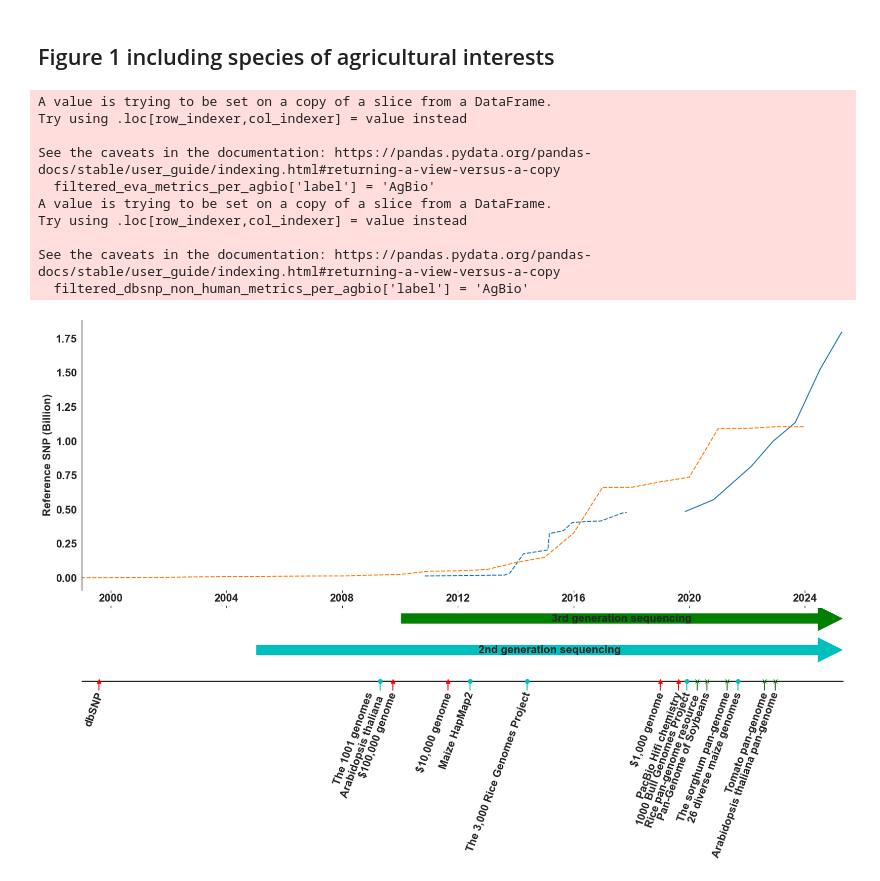
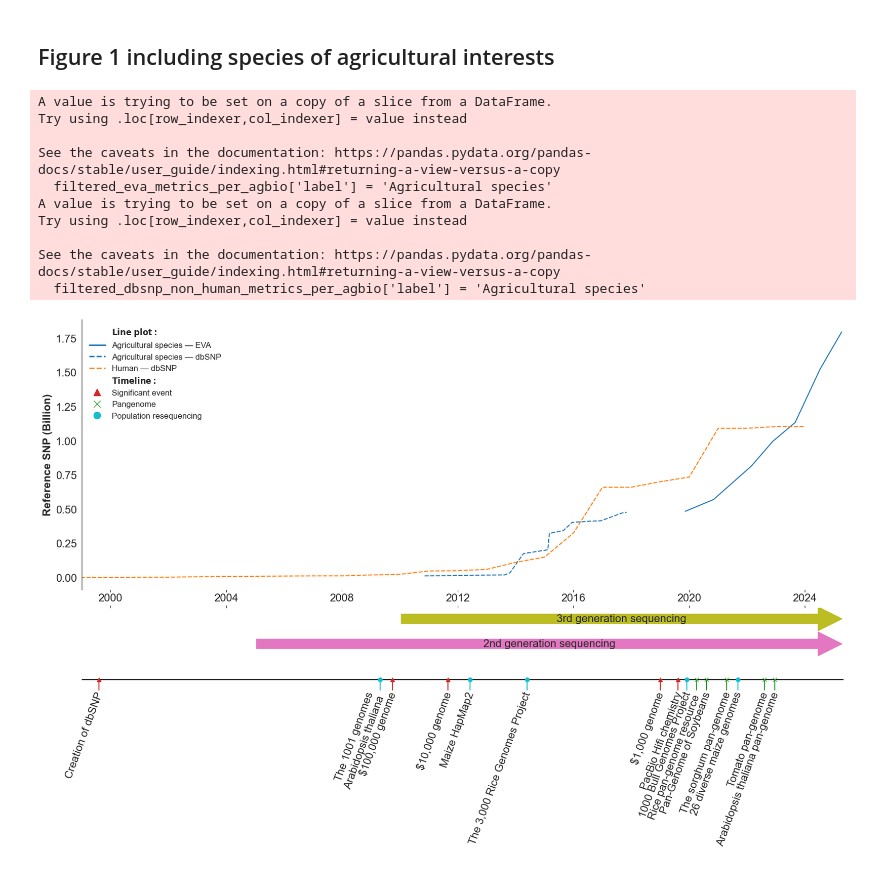
Before and after one commit to EBIvariation/eva-tasks, a Jupyter notebook: tasks/eva_3868/release_metrics.ipynb, the cells around one changed output. Cells and saved outputs as stored; diff of their text form; code cells hidden in the pictures.

Commit message:
Add key and update colors

```diff
--- a/tasks/eva_3868/release_metrics.ipynb
+++ b/tasks/eva_3868/release_metrics.ipynb
@@ -205,6 +217,7 @@ for info_dict in range_dates_labels:
 # %% [markdown]
 ## Figure 1 plotting functions
 # %%
+import matplotlib.lines as mlines
 
 def line_plot_metrics(metrics, ax):
     """PLot a line for each label in the metrics dataframe. separate the line style using the source column"""
@@ -212,7 +225,6 @@ def line_plot_metrics(metrics, ax):
     seaborn.lineplot(ax=ax, data=metrics, x='Date', y='Reference SNP (rs)', hue='label', style='source')
     ax.set_ylabel('Reference SNP (Billion)', fontdict={'size': 16, 'weight': 'bold'})
     ax.get_legend().remove()
-    ax.annotate('A', xy=(1,2))
 
 def plot_time_line(events_dates_labels, range_dates_labels, ax):
     dates = [d.get('date') for d in events_dates_labels]
@@ -278,6 +290,44 @@ def plot_agbiodata_fig(rs_metrics, events_dates_labels, range_dates_labels):
 
     line_plot_metrics(rs_metrics, ax_top)
     plot_time_line(events_dates_labels, range_dates_labels, ax_bottom)
+
+   # --- Build combined legend for (hue, style) ---
+    # seaborn stores unique colors and linestyles in its internal palette
+    palette = seaborn.color_palette(n_colors=rs_metrics['label'].nunique())
+    style_order = rs_metrics['source'].unique()
+
+    # map each label to a color
+    label_to_color = dict(zip(rs_metrics['label'].unique(), palette))
+
+    # custom handles for lineplot
+    combined_handles = []
+    combined_labels = []
+
+    combined_handles.append(mlines.Line2D([], [], linestyle="None"))
+    combined_labels.append(r"$\bf{Line\ plot:}$")
+
+    unique_combos = rs_metrics[['label', 'source']].drop_duplicates()
+    for _, row in unique_combos.sort_values(by='label').iterrows():
+        lbl, src = row['label'], row['source']
+        color = label_to_color[lbl]
+        linestyle = '-' if src == style_order[0] else '--'  # you can generalize if more than 2
+        handle = mlines.Line2D([], [], color=color, linestyle=linestyle, label=f"{lbl} — {src}", linewidth=2)
+        combined_handles.append(handle)
+        combined_labels.append(f"{lbl} — {src}")
+
+    combined_handles.append(mlines.Line2D([], [], linestyle="None"))
+    combined_labels.append(r"$\bf{Timeline:}$")
+    # --- Custom handles for timeline markers ---
+    for event_type, info in sorted(type_to_plot_info.items()):
+        handle = mlines.Line2D([], [], color=info.get('color', 'k'),
+                               marker=info.get('marker', 'o'), linestyle='None',
+                               markersize=10, label=info.get('label'))
+        combined_handles.append(handle)
+        combined_labels.append(info.get('label'))
+
+    # --- Place final combined legend ---
+    ax_top.legend(combined_handles, combined_labels,
+                  loc="upper left", frameon=False, fontsize=12)
 # %% [markdown]
 # Figure 1 including Flowering plants and Mammals
 # %%
@@ -303,21 +353,21 @@ plot_agbiodata_fig(combined_metrics, events_dates_labels, range_dates_labels)
 ## Figure 1 including species of agricultural interests
 # %%
 filtered_eva_metrics_per_agbio = eva_metrics_per_agbio.loc[eva_metrics_per_agbio['AgBio'].isin(('AgBio',))]
-filtered_eva_metrics_per_agbio['label'] = 'AgBio'
+filtered_eva_metrics_per_agbio['label'] = 'Agricultural species'
 filtered_dbsnp_non_human_metrics_per_agbio = dbsnp_metrics_per_agbio.loc[dbsnp_metrics_per_agbio['AgBio'].isin(('AgBio',))]
-filtered_dbsnp_non_human_metrics_per_agbio['label'] = 'AgBio'
+filtered_dbsnp_non_human_metrics_per_agbio['label'] = 'Agricultural species'
 combined_metrics = pd.concat([filtered_eva_metrics_per_agbio, dbsnp_human_metrics, filtered_dbsnp_non_human_metrics_per_agbio], axis='rows')
 combined_metrics['Reference SNP (rs)'] = combined_metrics['Reference SNP (rs)'] / 1000000000
 plot_agbiodata_fig(combined_metrics, events_dates_labels, range_dates_labels)
 # %% [output]
 A value is trying to be set on a copy of a slice from a DataFrame.
 Try using .loc[row_indexer,col_indexer] = value instead
 
 See the caveats in the documentation: https://pandas.pydata.org/pandas-docs/stable/user_guide/indexing.html#returning-a-view-versus-a-copy
-  filtered_eva_metrics_per_agbio['label'] = 'AgBio'
+  filtered_eva_metrics_per_agbio['label'] = 'Agricultural species'
 A value is trying to be set on a copy of a slice from a DataFrame.
 Try using .loc[row_indexer,col_indexer] = value instead
 
 See the caveats in the documentation: https://pandas.pydata.org/pandas-docs/stable/user_guide/indexing.html#returning-a-view-versus-a-copy
-  filtered_dbsnp_non_human_metrics_per_agbio['label'] = 'AgBio'
+  filtered_dbsnp_non_human_metrics_per_agbio['label'] = 'Agricultural species'
-[figure, old version]
+[figure, new version]
```
Also changed, not shown: parts of 3 cells of this notebook.
